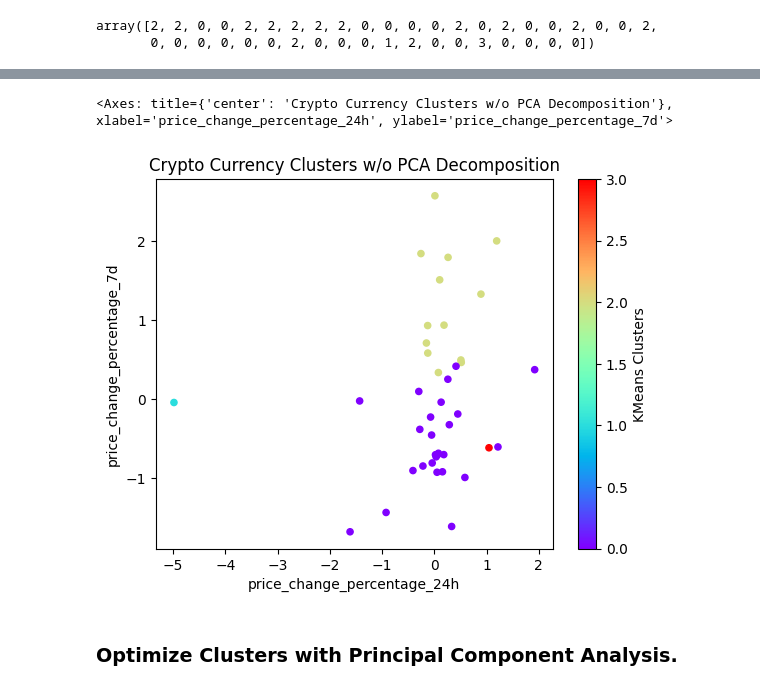
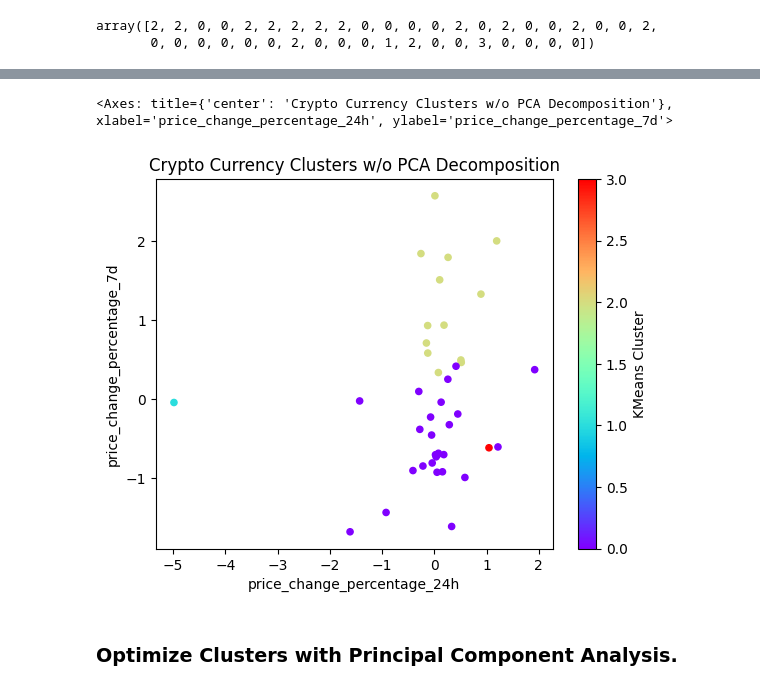
Before and after one commit to chguenther/CryptoClustering, a Jupyter notebook: Crypto_Clustering.ipynb, the cells around one changed output, grey strips where cells are left out. Saved outputs shown, nothing was run; the diff lists cells and outputs as text; code cells hidden in the pictures.

```diff
--- a/Crypto_Clustering.ipynb
+++ b/Crypto_Clustering.ipynb
@@ -47,7 +47,7 @@ def calculate_elbow_method_data(df_input_data):
 
 def calculate_KMeans_clusters(df_input_data, k_value):
     '''
-    Uses the KMeans algorith to segment input data into a number of clusters.
+    Uses the KMeans algorithm to segment input data into a number of clusters.
     Assumes value "auto" for "n_init" and value 0 for "random_state".
 
     Args:
@@ -187,7 +187,7 @@ array([2, 2, 0, 0, 2, 2, 2, 2, 2, 0, 0, 0, 0, 2, 0, 2, 0, 0, 2, 0, 0, 2,
 df_scaled_cryptos_predictions = df_scaled_cryptos.copy()
 # %%
 # Add a new column to the DataFrame with the predicted clusters
-df_scaled_cryptos_predictions['KMeans Clusters'] = model_k4_predictions
+df_scaled_cryptos_predictions['KMeans Cluster'] = model_k4_predictions
 
 # Display sample data
 df_scaled_cryptos_predictions.head()
@@ -202,15 +202,15 @@ df_scaled_cryptos_predictions.head()
 # %%
 # Create a scatter plot using Pandas plot by setting
 # `x="price_change_percentage_24h"` and `y="price_change_percentage_7d"`.
 # Use "rainbow" for the color to better visualize the data.
 df_scaled_cryptos_predictions.plot.scatter(x='price_change_percentage_24h',
                                            y='price_change_percentage_7d',
-                                           c='KMeans Clusters',
+                                           c='KMeans Cluster',
                                            title='Crypto Currency Clusters w/o PCA Decomposition',
                                            colormap='rainbow')
 # %% [output]
 <Axes: title={'center': 'Crypto Currency Clusters w/o PCA Decomposition'}, xlabel='price_change_percentage_24h', ylabel='price_change_percentage_7d'>
-[figure, old version]
+[figure, new version]
 # %% [markdown]
 ### Optimize Clusters with Principal Component Analysis.
 # %%
```
Also changed, not shown: parts of 11 cells of this notebook, 1 other file.
